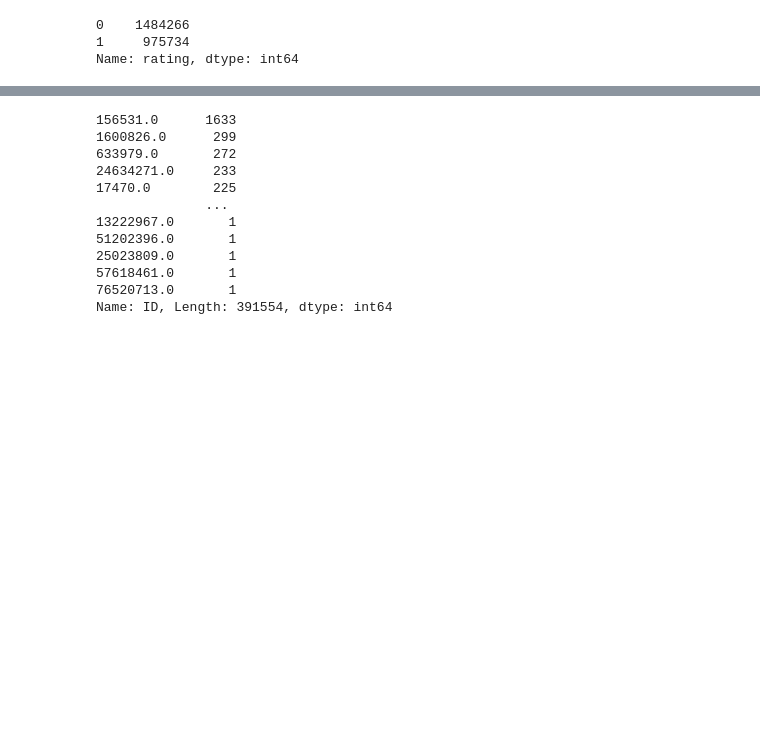
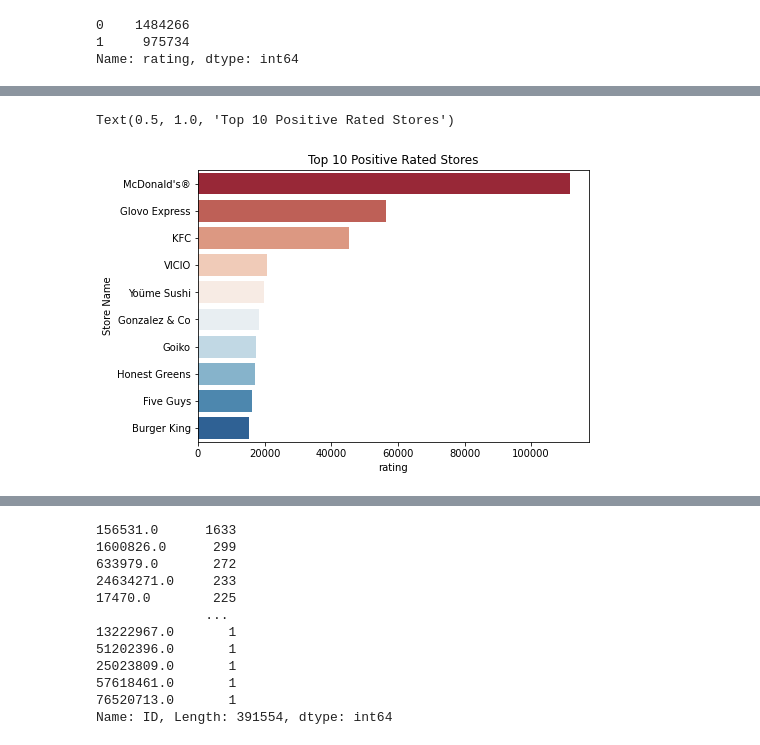
Before and after one commit to nathygonzalez/PR08-final-project-recommendation-system, a Jupyter notebook: Data Exploration.ipynb, the cells around one changed output, grey strips where cells are left out. Cells and saved outputs as stored; diff of their text form; code cells hidden in the pictures; blank space fills up the shorter version.

```diff
--- a/Data Exploration.ipynb
+++ b/Data Exploration.ipynb
@@ -296,3 +263,8 @@ df1['rating'].value_counts()
 0    1484266
 1     975734
 Name: rating, dtype: int64
+# %%
+df_rating = df1[df1['rating']==1]
+df_rating = df_rating.groupby(['Store Name'])['rating'].count().sort_values(ascending=False).head(10)
+df_ratings = pd.DataFrame(df_rating).reset_index()
+df_ratings
@@ -298,0 +283,8 @@ Name: rating, dtype: int64
+# %%
+# Top 10 Rated Restaurants
+plt.figure(figsize=(7,5))
+sns.barplot(data=df_ratings, x='rating', y='Store Name', palette='RdBu')
+plt.title('Top 10 Positive Rated Stores')
+# %% [output]
+Text(0.5, 1.0, 'Top 10 Positive Rated Stores')
+[figure, added]
```
Also changed, not shown: parts of 80 cells of this notebook.
